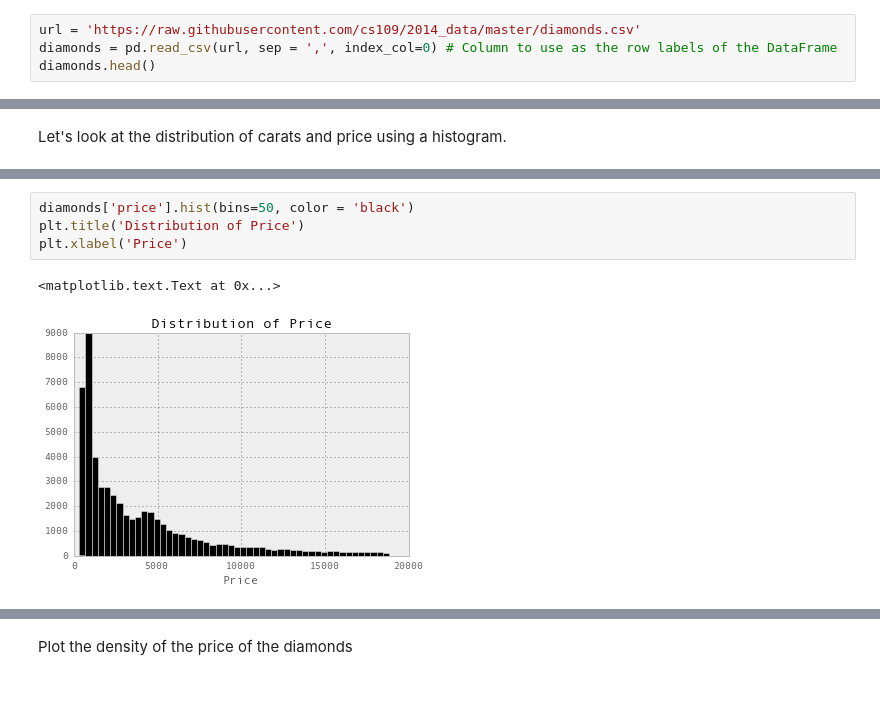
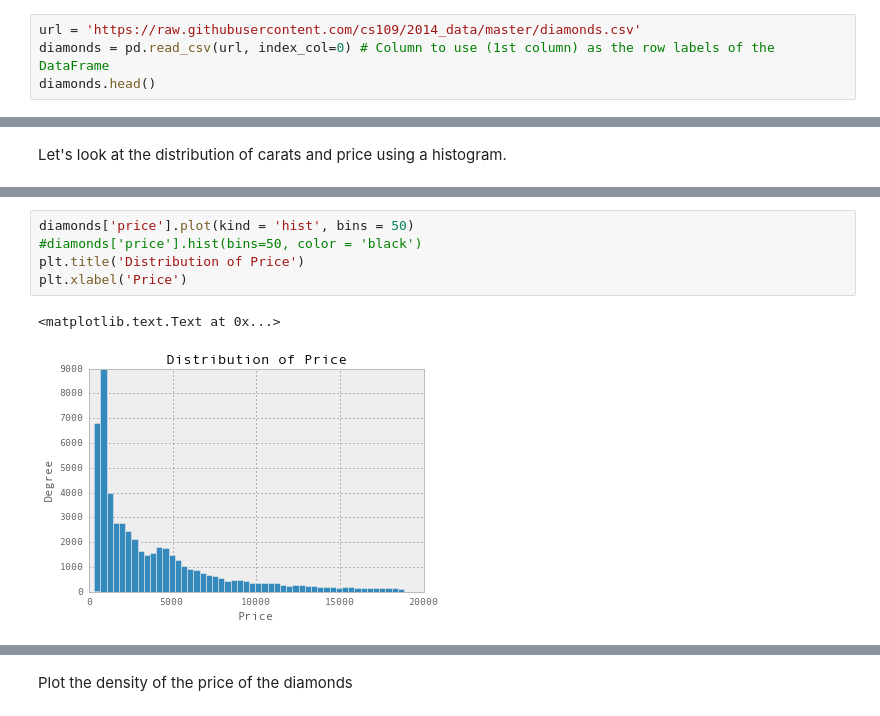
Before and after one commit to zchen1018/CS109-Harvard, a Jupyter notebook: Lab/Lab2_Notes.ipynb, the cells around one changed output, grey strips where cells are left out. Saved outputs shown, nothing was run; the diff lists cells and outputs as text.

```diff
--- a/Lab/Lab2_Notes.ipynb
+++ b/Lab/Lab2_Notes.ipynb
@@ -46,6 +64,6 @@ help(pd.read_csv)
 # %%
 url = 'https://raw.githubusercontent.com/cs109/2014_data/master/diamonds.csv'
-diamonds = pd.read_csv(url, sep = ',', index_col=0) # Column to use as the row labels of the DataFrame
+diamonds = pd.read_csv(url, index_col=0) # Column to use (1st column) as the row labels of the DataFrame
 diamonds.head()
 # %% [output]
 |  | carat | cut | color | clarity | depth | table | price | x | y | z |
@@ -111,10 +155,11 @@ Let's look at the distribution of carats and price using a histogram.
 # %%
-diamonds['price'].hist(bins=50, color = 'black')
+diamonds['price'].plot(kind = 'hist', bins = 50)
+#diamonds['price'].hist(bins=50, color = 'black')
 plt.title('Distribution of Price')
 plt.xlabel('Price')
 # %% [output]
 <matplotlib.text.Text at 0x...>
-[figure, old version]
+[figure, new version]
 # %%
 # Try changing bin size from 20 to 500. What do you notice?
 diamonds['carat'].hist(bins=20, color = 'black', figsize=(6, 4))
```
Also changed, not shown: parts of 9 cells of this notebook.
